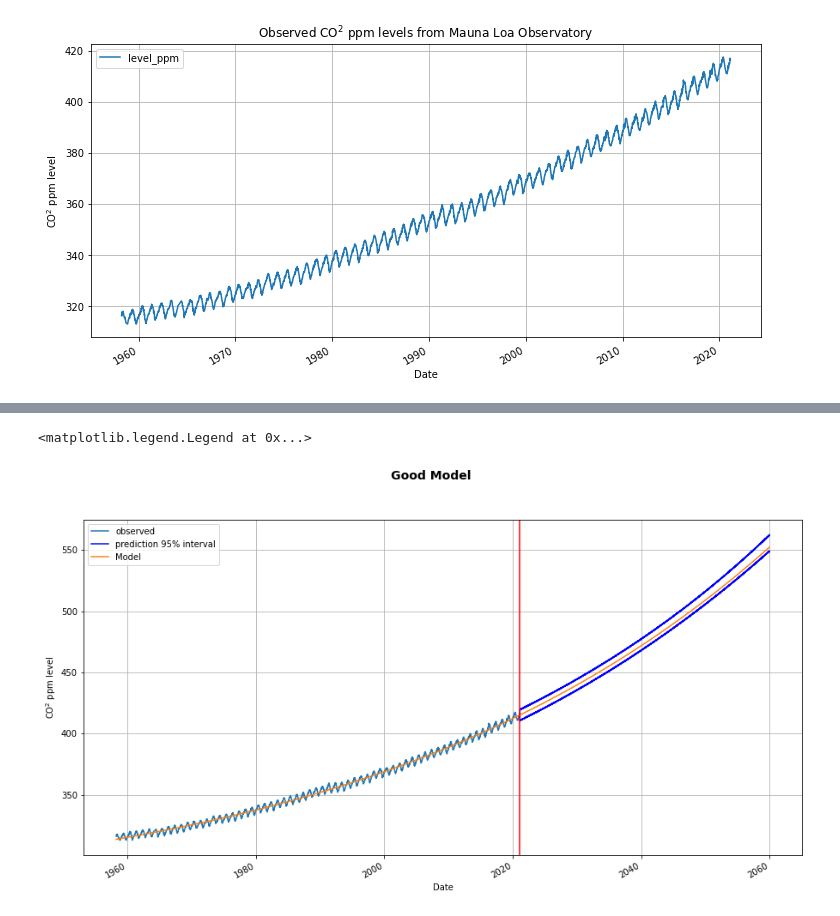
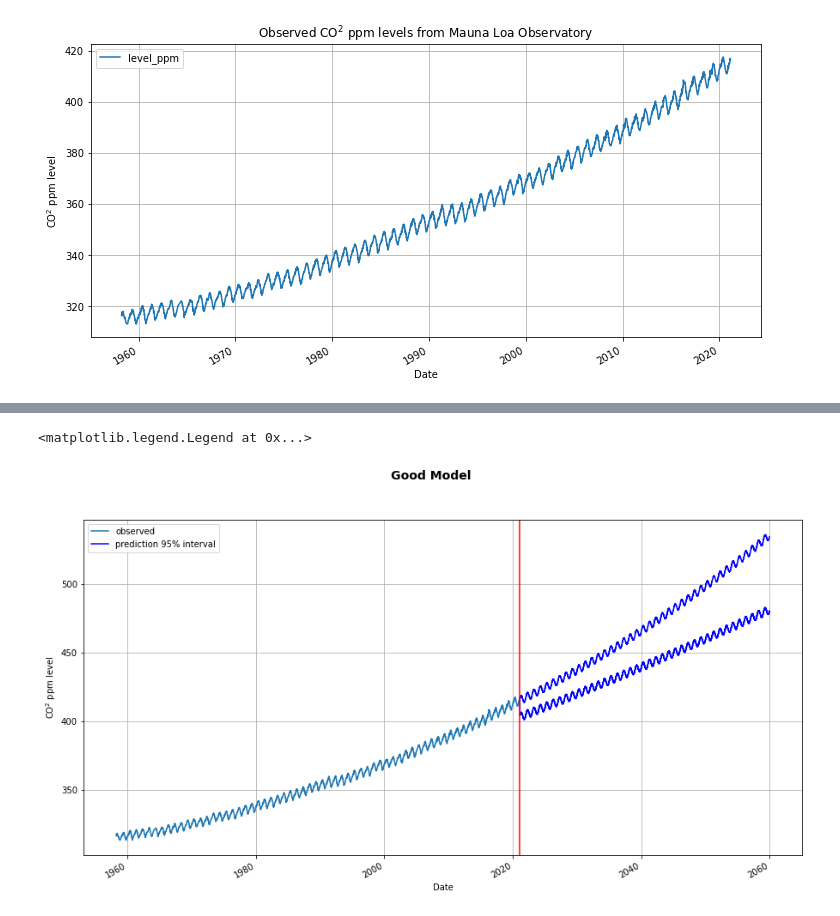
Before and after one commit to Inventrohyder/cs146, a Jupyter notebook: Assignments/final-project/notebook.ipynb, the cells around one changed output, grey strips where cells are left out. Saved outputs shown, nothing was run; the diff lists cells and outputs as text; code cells hidden in the pictures.

```diff
--- a/Assignments/final-project/notebook.ipynb
+++ b/Assignments/final-project/notebook.ipynb
@@ -42,3 +46,6 @@ plt.title('Observed CO$^2$ ppm levels from Mauna Loa Observatory')
 plt.savefig('observed_data.png')
 # %% [output]
 [figure]
+# %%
+df['ordinal'] = df['date'].apply(datetime.toordinal)
+df.head()
@@ -45,14 +59,15 @@ plt.savefig('observed_data.png')
 # %%
 last_date = date(2060, 1, 1)
 future_dates = pd.date_range(start=max(df['date']),end=last_date).to_series()
-scaler = MinMaxScaler()
+future_dates_ordinal = future_dates.apply(datetime.toordinal)
 stan_data = {
     'N': len(df),
     'y': df['level_ppm'],
-    'x': scaler.fit_transform(np.array(df['date']).reshape(-1, 1)).reshape(1, -1)[0],
+    'x': df['ordinal'],
     'nFutureCount': len(future_dates),
-    'futureDays': scaler.transform(np.array(future_dates).reshape(-1, 1)).reshape(1, -1)[0]
+    'futureDays': future_dates_ordinal,
+    'scalingFactor': 0.00001
 }
 to_predict_dates = df['date'].append(future_dates)
-to_predict = scaler.transform(np.array(to_predict_dates).reshape(-1,1)).reshape(1, -1)[0]
+to_predict = to_predict_dates.apply(datetime.toordinal)
 # %%
@@ -91,2 +110,5 @@ convergence, Rhat=1).
+# %%
+def get_parameter(parameter:str, results, func = np.mean) -> float:
+    return np.mean(results[parameter])
 # %%
 # Model parameters
@@ -172,10 +202,10 @@ convergence, Rhat=1).
 # %%
 # Model parameters
-good_c0 = good_results['c0'][0]
-good_c1 = good_results['c1'][0]
-good_c2 = good_results['c2'][0]
-good_c3 = good_results['c3'][0]
-good_c4 = good_results['c4'][0]
+good_c0 = get_parameter('c0', good_results)
+good_c1 = get_parameter('c1', good_results)
+good_c2 = get_parameter('c2', good_results)
+good_c3 = get_parameter('c3', good_results)
+good_c4 = get_parameter('c4', good_results)
 # %%
 # Stan model future predictions output
 good_prediction = good_samples['x_future']
@@ -185,30 +215,30 @@ good_prediction_interval = np.percentile(good_prediction, axis=0, q=[2.5, 97.5])
 # %%
 fig = plt.figure(figsize=(15, 8))
 ax = fig.add_subplot()
 
 fig.suptitle('Good Model', fontsize=14, fontweight='bold')
 # Observed data
 df.plot('date', 'level_ppm', ax=ax, grid=True, label='observed')
 
 # 95% confidence interval lower and upper bounds
 ax.plot(
     future_dates,
     np.concatenate((df['level_ppm'][-1:], good_prediction_interval[0,1:])),
     'b-', label='prediction 95% interval')
 ax.plot(
     future_dates,
     np.concatenate((df['level_ppm'][-1:], good_prediction_interval[1,1:])),
     'b-')
 
 # Model
-model_predictions = good_c0 + good_c1*np.exp(good_c2 * to_predict) + good_c3 * np.cos(2 * np.pi * to_predict / 365.25 + good_c4)
-ax.plot(to_predict_dates, model_predictions, label="Model")
+model_predictions = good_c0 + good_c1*np.exp(good_c2 * to_predict*stan_data['scalingFactor']) + good_c3 * np.cos(2 * np.pi * to_predict / 365.25 + good_c4)
+# ax.plot(to_predict_dates, model_predictions, label="Model")
 
 # Last observed date line
 ax.axvline(max(df['date']), color='red')
 ax.set_xlabel('Date')
 ax.set_ylabel('CO$^2$ ppm level')
 ax.legend()
 # %% [output]
 <matplotlib.legend.Legend at 0x...>
-[figure, old version]
+[figure, new version]
```
Also changed, not shown: parts of 9 cells of this notebook, 3 other files.
